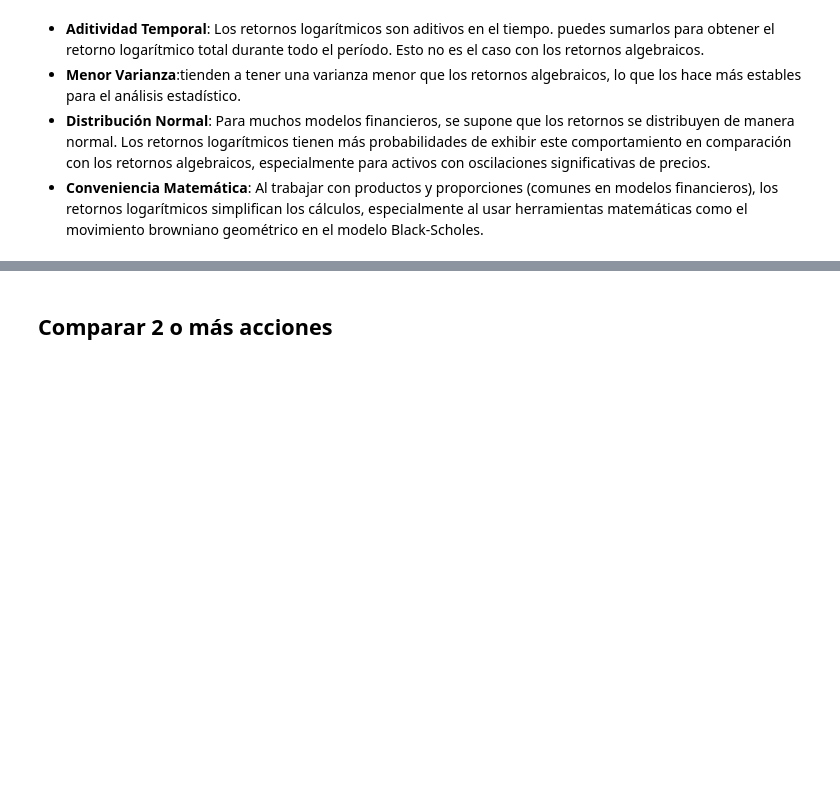
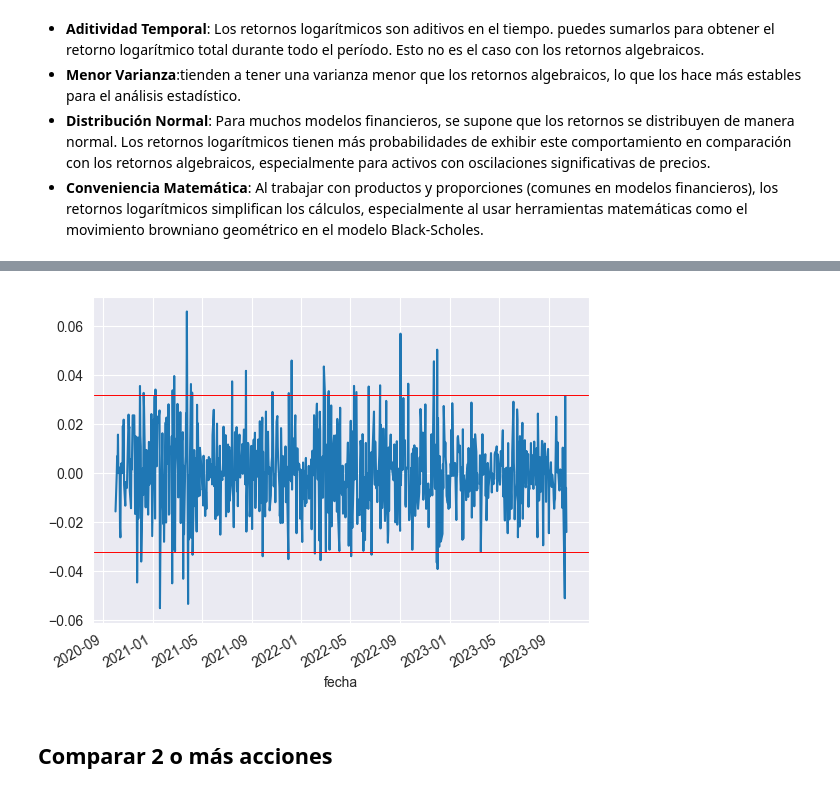
Before and after one commit to carlosdeoncedos/CienciaDatosFinanzas2023_09_lunes, a Jupyter notebook: Sesion_6.ipynb, the cells around one changed output, grey strips where cells are left out. Drawn from its saved outputs; the diff is of its cells as text; code cells hidden in the pictures; blank space fills up the shorter version.

```diff
--- a/Sesion_6.ipynb
+++ b/Sesion_6.ipynb
@@ -258,3 +292,9 @@ hf.precios('walmex.mx', '2020-10-01', '2023-10-16')
+# %%
+df['ret'].plot()
+plt.axhline((2*df['ret'].std()), c='r', lw=.7)
+plt.axhline((-2*df['ret'].std()), c='r', lw=.7);
+# %% [output]
+[figure, added]
 # %% [markdown]
 ## Comparar 2 o más acciones
 # %% [markdown]
```
Also changed, not shown: parts of 40 cells of this notebook.
